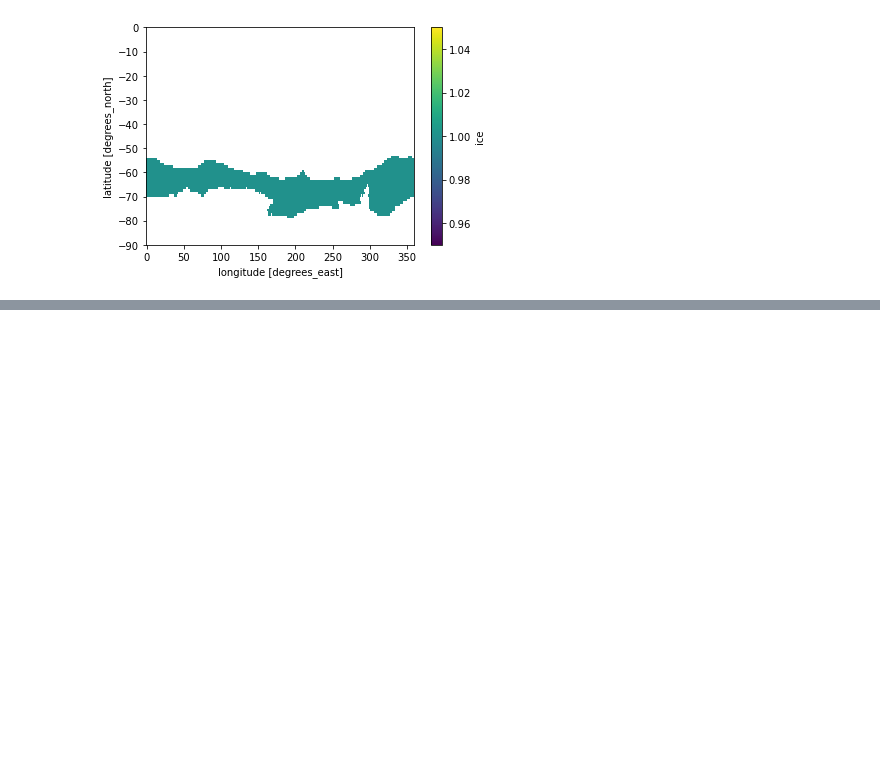
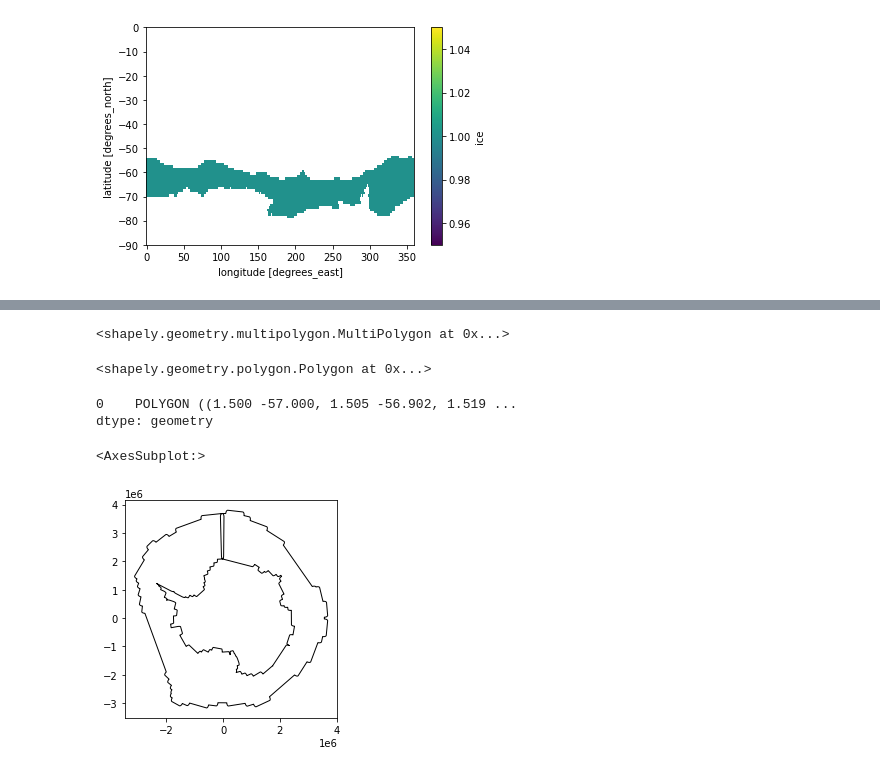
Before and after one commit to jasmineby65/CMEE-Coursework, a Jupyter notebook: Project/code/IPSL-CM6A-LR/ice-selection_IPSL-CM6A-LR.ipynb, the cells around one changed output, grey strips where cells are left out. Saved outputs shown, nothing was run; the diff lists cells and outputs as text; code cells hidden in the pictures; blank space fills up the shorter version.

```diff
--- a/Project/code/IPSL-CM6A-LR/ice-selection_IPSL-CM6A-LR.ipynb
+++ b/Project/code/IPSL-CM6A-LR/ice-selection_IPSL-CM6A-LR.ipynb
@@ -247,0 +210,17 @@ ice_new.to_file(driver = 'ESRI Shapefile', filename= "Shapes/{}_extended_ice_mar
+# %%
+multi_poly = shp.MultiPolygon([poly1])
+multi_poly
+# %% [output]
+<shapely.geometry.multipolygon.MultiPolygon at 0x...>
+# %%
+# Expand the region by 1 cells to include open sea
+expand = shp.Polygon(multi_poly.buffer(1.0))
+expand
+# %% [output]
+<shapely.geometry.polygon.Polygon at 0x...>
+# %%
+ice_new = gpd.GeoSeries(expand)
+ice_new
+# %% [output]
+0    POLYGON ((1.500 -57.000, 1.505 -56.902, 1.519 ...
+dtype: geometry
@@ -247,0 +229,8 @@ ice_new.to_file(driver = 'ESRI Shapefile', filename= "Shapes/{}_extended_ice_mar
+# %%
+ice_new.crs = {'init' :'epsg:4326'}
+# %%
+df_ae = ice_new.to_crs("epsg:3031")
+df_ae.plot(facecolor="none", edgecolor="black")
+# %% [output]
+<AxesSubplot:>
+[figure, added]
```
Also changed, not shown: parts of 20 cells of this notebook, 15 other files.
